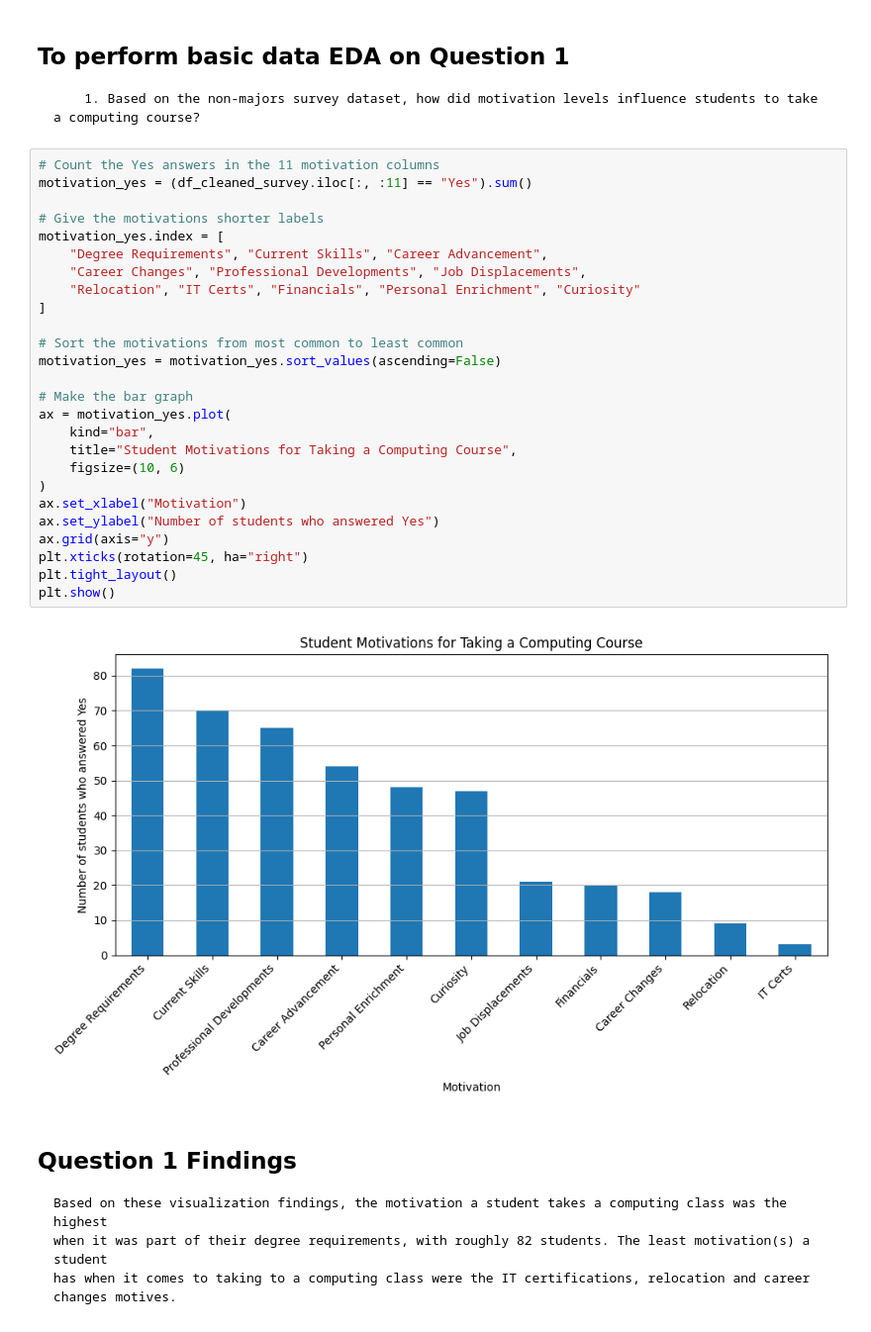
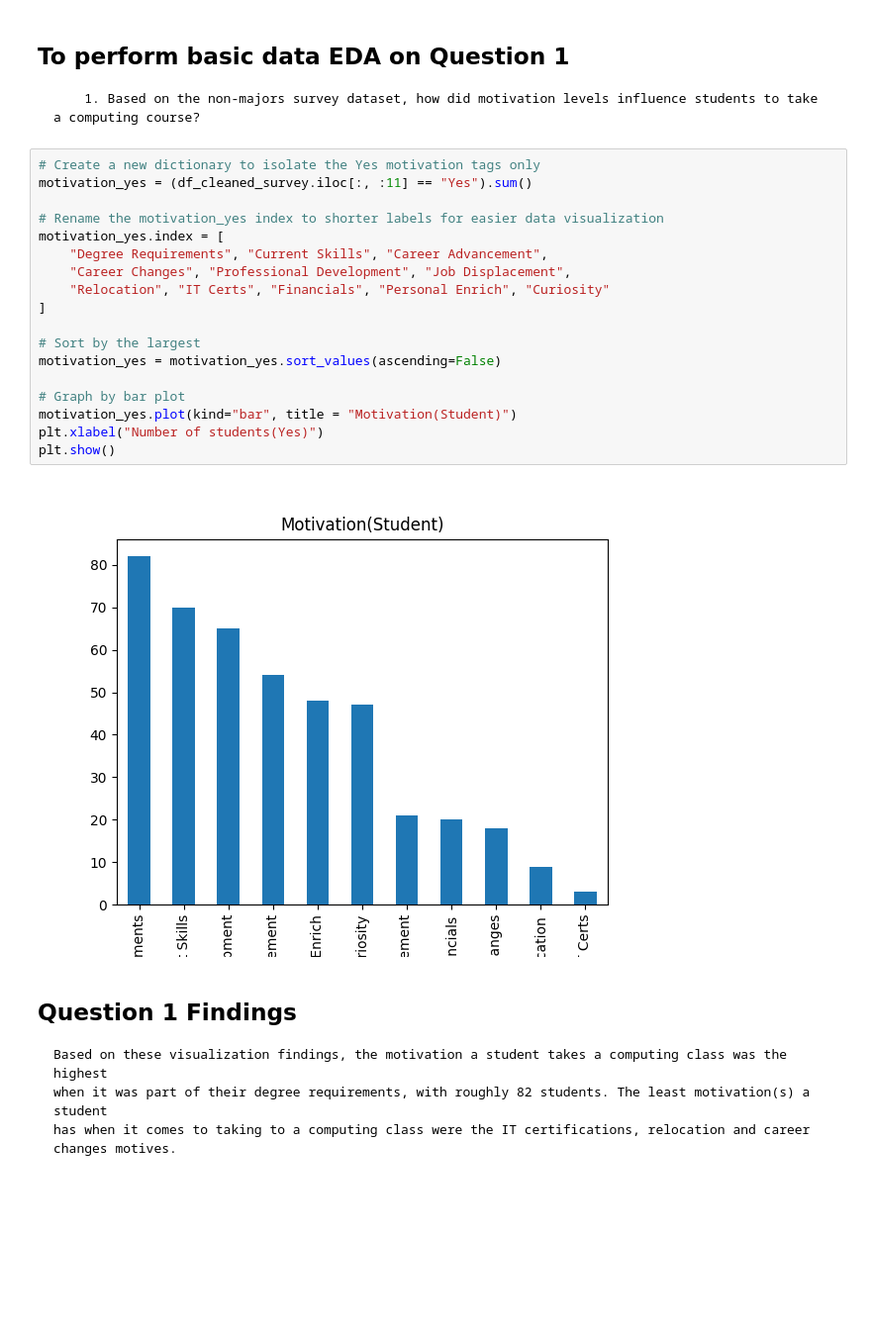
Before and after one commit to ananthakashibhatla/Kashibhatla_Project1_DataSciProgramming, a Jupyter notebook: Kashibhatla_Project1_Part3.ipynb, the cells around one changed output. Shown at 99% size. Cells and saved outputs as stored; diff of their text form; blank space fills up the shorter version.

Commit message:
Save motivation chart code from screenshot

```diff
--- a/Kashibhatla_Project1_Part3.ipynb
+++ b/Kashibhatla_Project1_Part3.ipynb
@@ -86,33 +86,25 @@ dtype: int64
 
         1. Based on the non-majors survey dataset, how did motivation levels influence students to take a computing course?
 # %%
-# Count the Yes answers in the 11 motivation columns
+# Create a new dictionary to isolate the Yes motivation tags only
 motivation_yes = (df_cleaned_survey.iloc[:, :11] == "Yes").sum()
 
-# Give the motivations shorter labels
+# Rename the motivation_yes index to shorter labels for easier data visualization
 motivation_yes.index = [
     "Degree Requirements", "Current Skills", "Career Advancement",
-    "Career Changes", "Professional Developments", "Job Displacements",
-    "Relocation", "IT Certs", "Financials", "Personal Enrichment", "Curiosity"
+    "Career Changes", "Professional Development", "Job Displacement",
+    "Relocation", "IT Certs", "Financials", "Personal Enrich", "Curiosity"
 ]
 
-# Sort the motivations from most common to least common
+# Sort by the largest
 motivation_yes = motivation_yes.sort_values(ascending=False)
 
-# Make the bar graph
-ax = motivation_yes.plot(
-    kind="bar",
-    title="Student Motivations for Taking a Computing Course",
-    figsize=(10, 6)
-)
-ax.set_xlabel("Motivation")
-ax.set_ylabel("Number of students who answered Yes")
-ax.grid(axis="y")
-plt.xticks(rotation=45, ha="right")
-plt.tight_layout()
+# Graph by bar plot
+motivation_yes.plot(kind="bar", title = "Motivation(Student)")
+plt.xlabel("Number of students(Yes)")
 plt.show()
 # %% [output]
-[figure, old version]
+[figure, new version]
 # %% [markdown]
 ## Question 1 Findings
 
```
